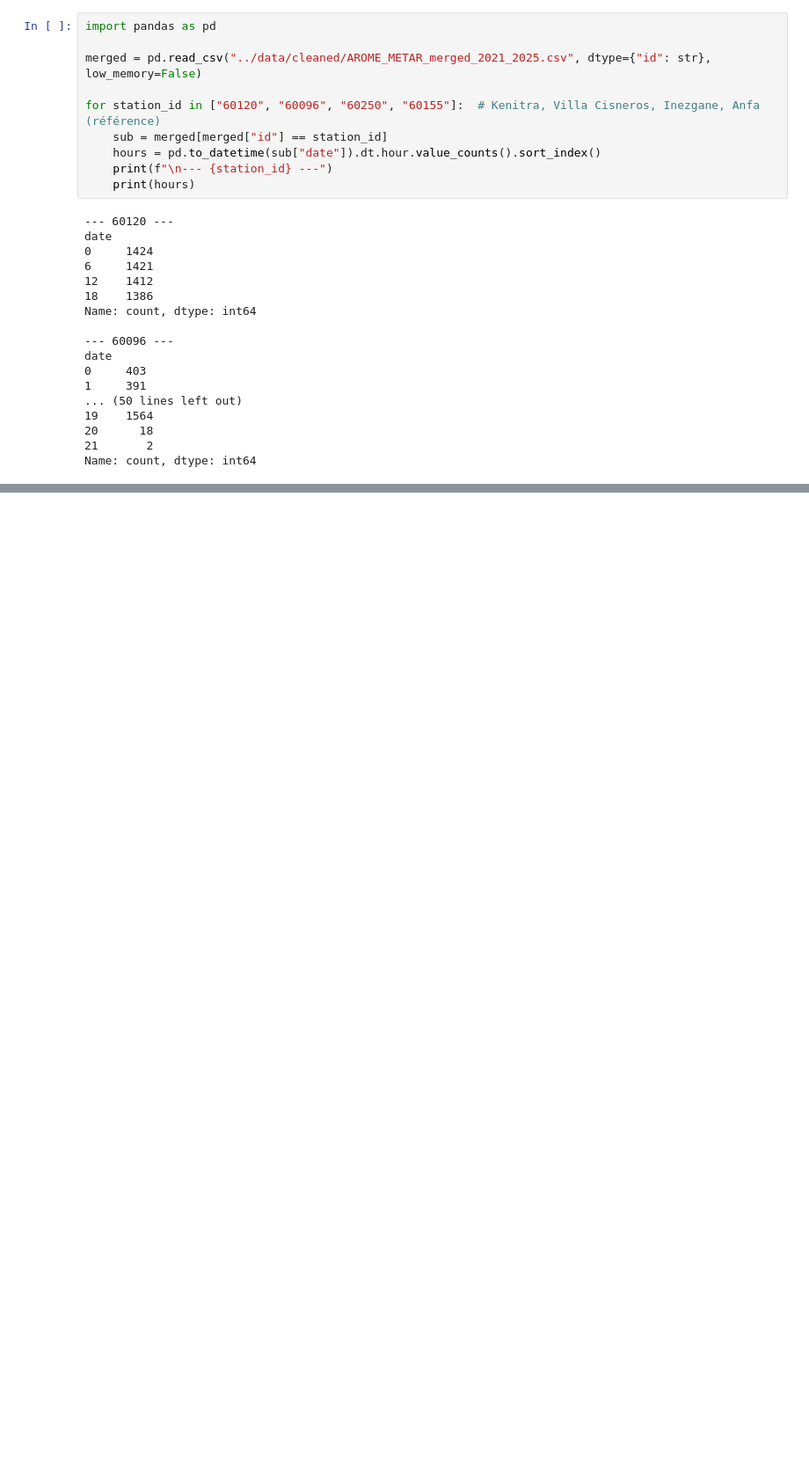
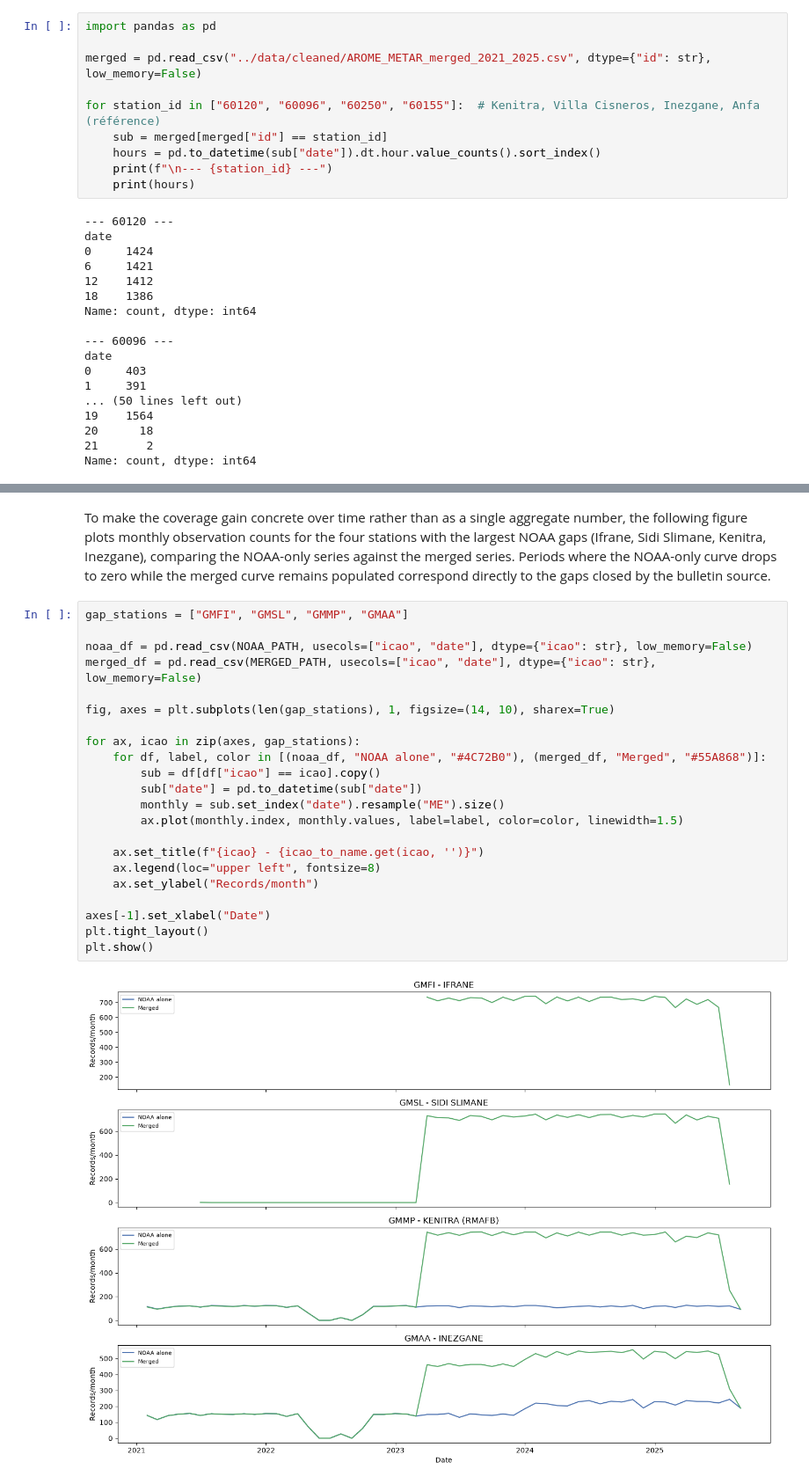
Before and after one commit to Marouanelmzr/meteorological-time-series-forecasting, a Jupyter notebook: notebooks/02_data_collection.ipynb, the cells around one changed output, grey strips where cells are left out. Shown at 88% size. Drawn from its saved outputs; the diff is of its cells as text; blank space fills up the shorter version.

```diff
--- a/notebooks/02_data_collection.ipynb
+++ b/notebooks/02_data_collection.ipynb
@@ -202,0 +326,26 @@ Name: count, dtype: int64
+# %% [markdown]
+To make the coverage gain concrete over time rather than as a single aggregate number, the following figure plots monthly observation counts for the four stations with the largest NOAA gaps (Ifrane, Sidi Slimane, Kenitra, Inezgane), comparing the NOAA-only series against the merged series. Periods where the NOAA-only curve drops to zero while the merged curve remains populated correspond directly to the gaps closed by the bulletin source.
+# %%
+gap_stations = ["GMFI", "GMSL", "GMMP", "GMAA"]
+
+noaa_df = pd.read_csv(NOAA_PATH, usecols=["icao", "date"], dtype={"icao": str}, low_memory=False)
+merged_df = pd.read_csv(MERGED_PATH, usecols=["icao", "date"], dtype={"icao": str}, low_memory=False)
+
+fig, axes = plt.subplots(len(gap_stations), 1, figsize=(14, 10), sharex=True)
+
+for ax, icao in zip(axes, gap_stations):
+    for df, label, color in [(noaa_df, "NOAA alone", "#4C72B0"), (merged_df, "Merged", "#55A868")]:
+        sub = df[df["icao"] == icao].copy()
+        sub["date"] = pd.to_datetime(sub["date"])
+        monthly = sub.set_index("date").resample("ME").size()
+        ax.plot(monthly.index, monthly.values, label=label, color=color, linewidth=1.5)
+
+    ax.set_title(f"{icao} - {icao_to_name.get(icao, '')}")
+    ax.legend(loc="upper left", fontsize=8)
+    ax.set_ylabel("Records/month")
+
+axes[-1].set_xlabel("Date")
+plt.tight_layout()
+plt.show()
+# %% [output]
+[figure, added]
```
Also changed, not shown: parts of 39 cells of this notebook, 1 other file.
